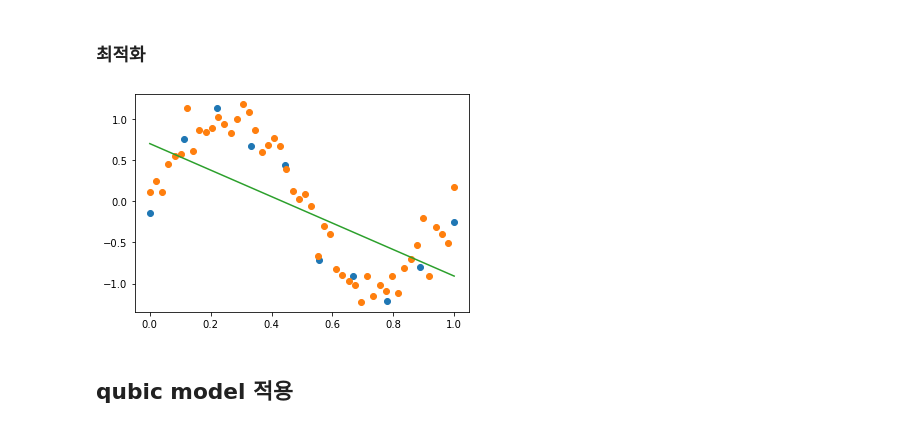
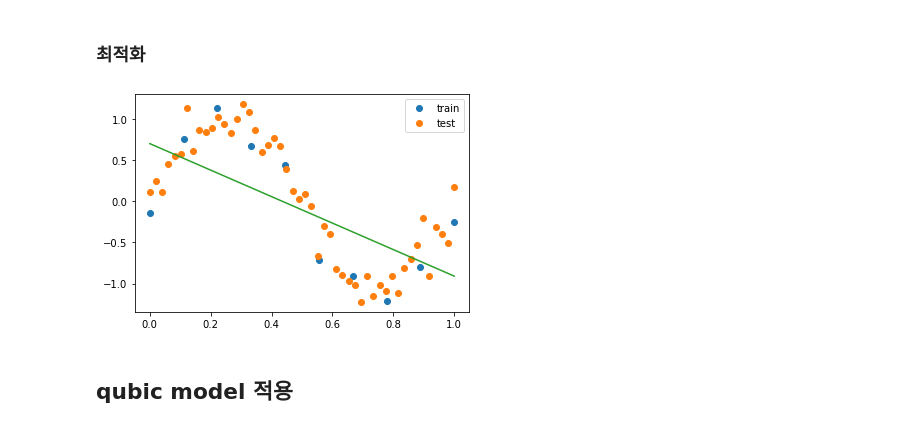
Before and after one commit to sapience2357/lectures, a Jupyter notebook: lectures on AI/LinearModel.ipynb, the cells around one changed output. Saved outputs shown, nothing was run; the diff lists cells and outputs as text; code cells hidden in the pictures.

```diff
--- a/lectures on AI/LinearModel.ipynb
+++ b/lectures on AI/LinearModel.ipynb
@@ -380,23 +382,27 @@ plt.show()
 # %% [markdown]
 ### 손실함수 정의
 # %%
+def forward_model(beta):
+    return beta[1:] * x_train + beta[0]
+
 def loss(beta):
-    yhat = beta[0] + beta[1] * x_train
+    yhat = forward_model(beta)
     return np.sum((y_train - yhat)**2)
 # %% [markdown]
 ### 최적화
 # %%
 from scipy.optimize import minimize
 
-BETA = np.array([0,0])
-result = minimize(loss, BETA)
+B = np.array([0,0])
+result = minimize(loss, B)
 # %%
 beta = result.x
-plt.plot(x_train, y_train, 'o')
-plt.plot(x_test, y_test, 'o')
+plt.plot(x_train, y_train, 'o', label='train')
+plt.plot(x_test, y_test, 'o', label='test')
+plt.legend()
 plt.plot(x, beta[0] + beta[1] * x)
 plt.show()
 # %% [output]
-[figure, old version]
+[figure, new version]
 # %% [markdown]
 ## qubic model 적용
```
Also changed, not shown: parts of 19 cells of this notebook, 6 other files.
